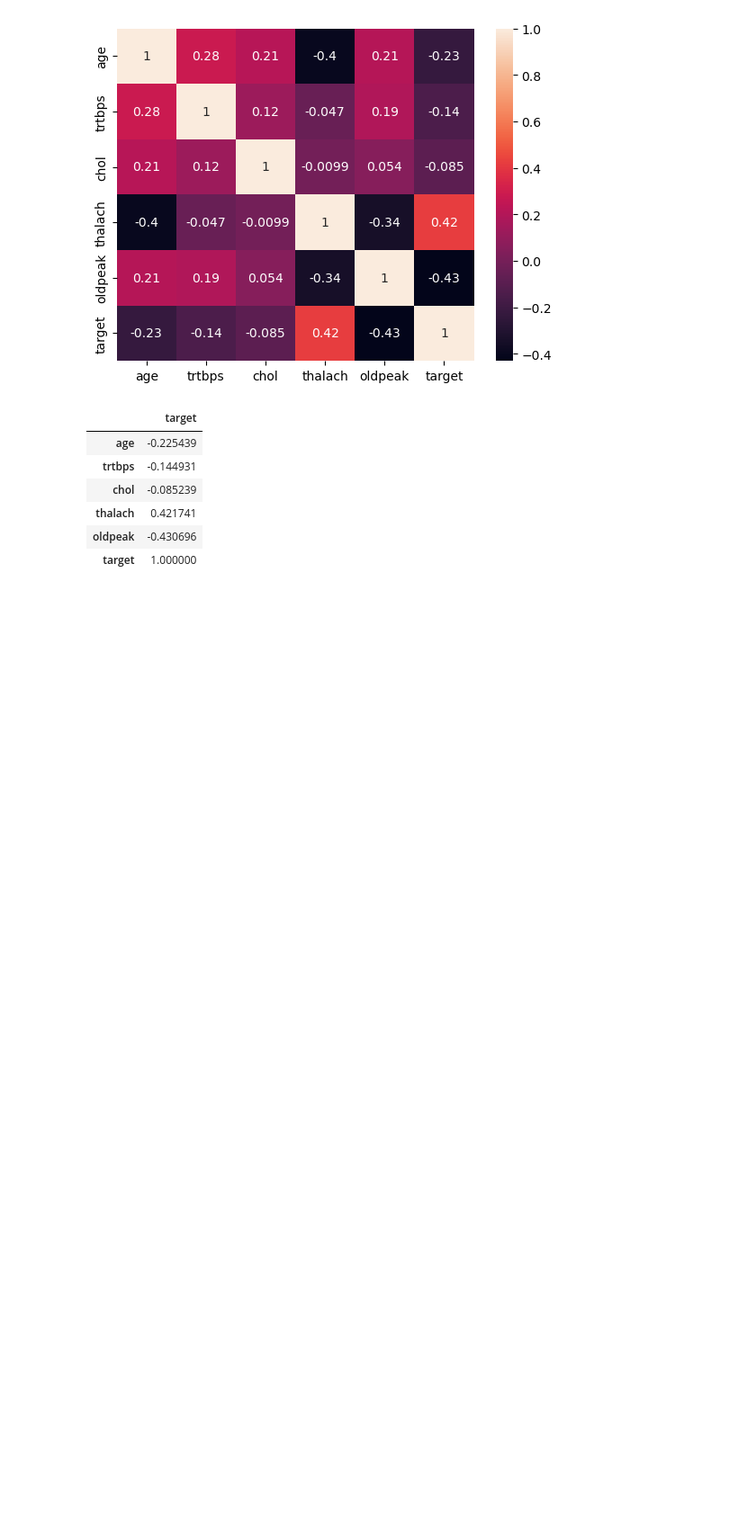
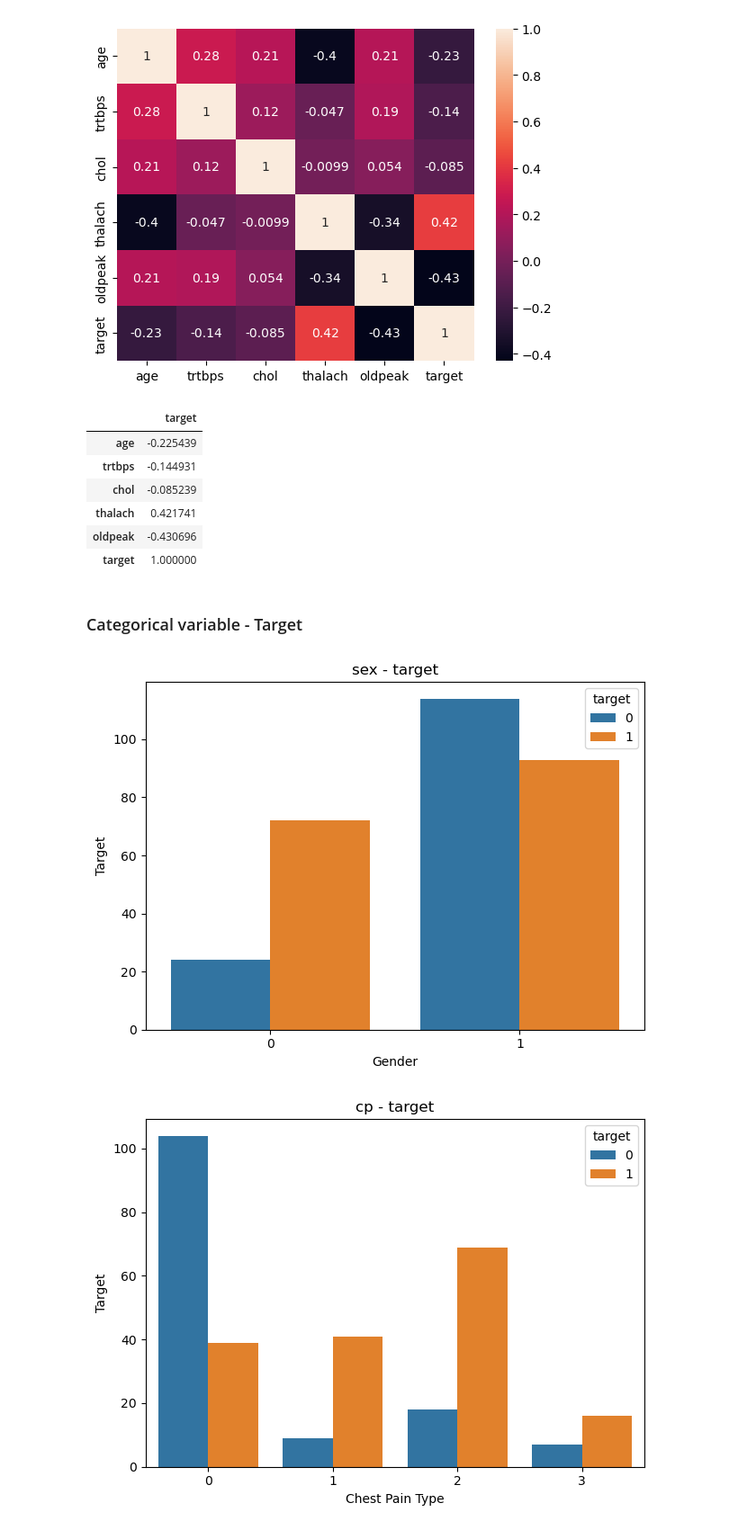
Before and after one commit to vishaltechevangelist/project-heart-attack-analysis-prediction, a Jupyter notebook: Project Heart Attack Prediction .ipynb, the cells around one changed output. Shown at 90% size. Cells and saved outputs as stored; diff of their text form; code cells hidden in the pictures; blank space fills up the shorter version.

```diff
--- a/Project Heart Attack Prediction .ipynb
+++ b/Project Heart Attack Prediction .ipynb
@@ -557,3 +562,16 @@ dataset[numeric_var].corr().iloc[:,[-1]]
 | thalach | 0.421741 |
 | oldpeak | -0.430696 |
 | target | 1.000000 |
+# %% [markdown]
+### Categorical variable - Target
+# %%
+for categorical_feature in categorical_var:
+    sns.countplot(dataset, x=dataset[categorical_feature], hue='target')
+    plt.xlabel(categorical_axis_map[categorical_feature])
+    plt.ylabel('Target')
+    plt.title(categorical_feature + ' - target')
+    plt.tight_layout()
+    plt.show()
+# %% [output]
+[figure, added]
+[figure, added]
```
Also changed, not shown: parts of 5 cells of this notebook.
